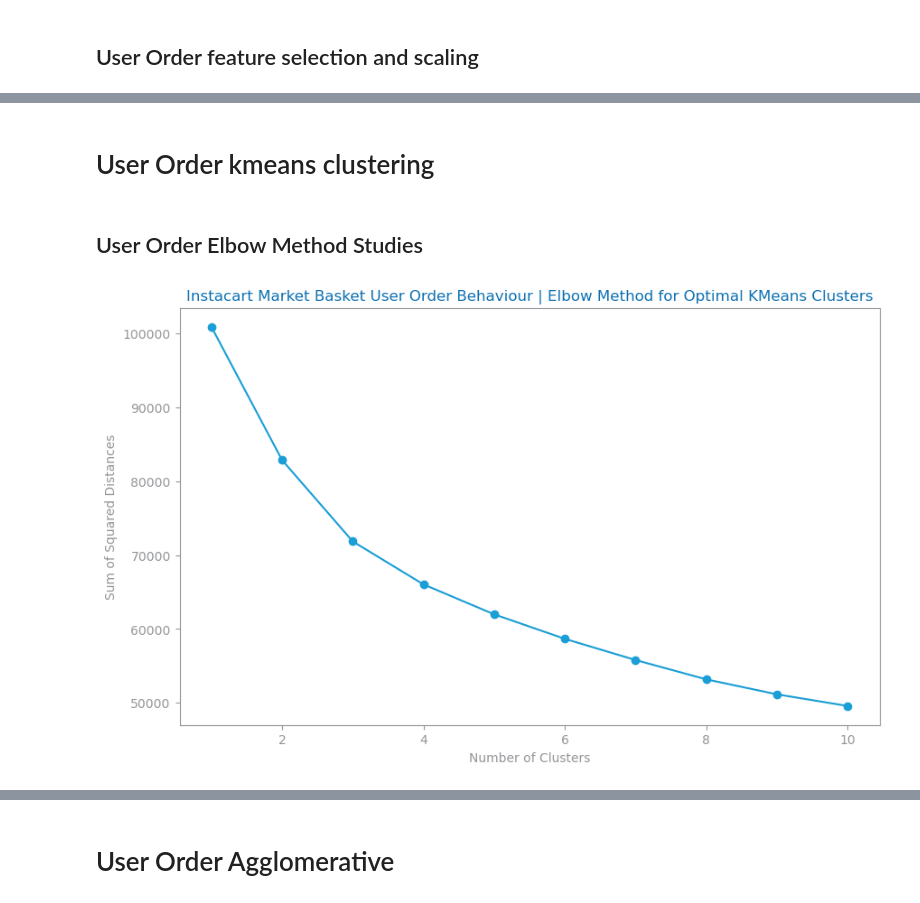
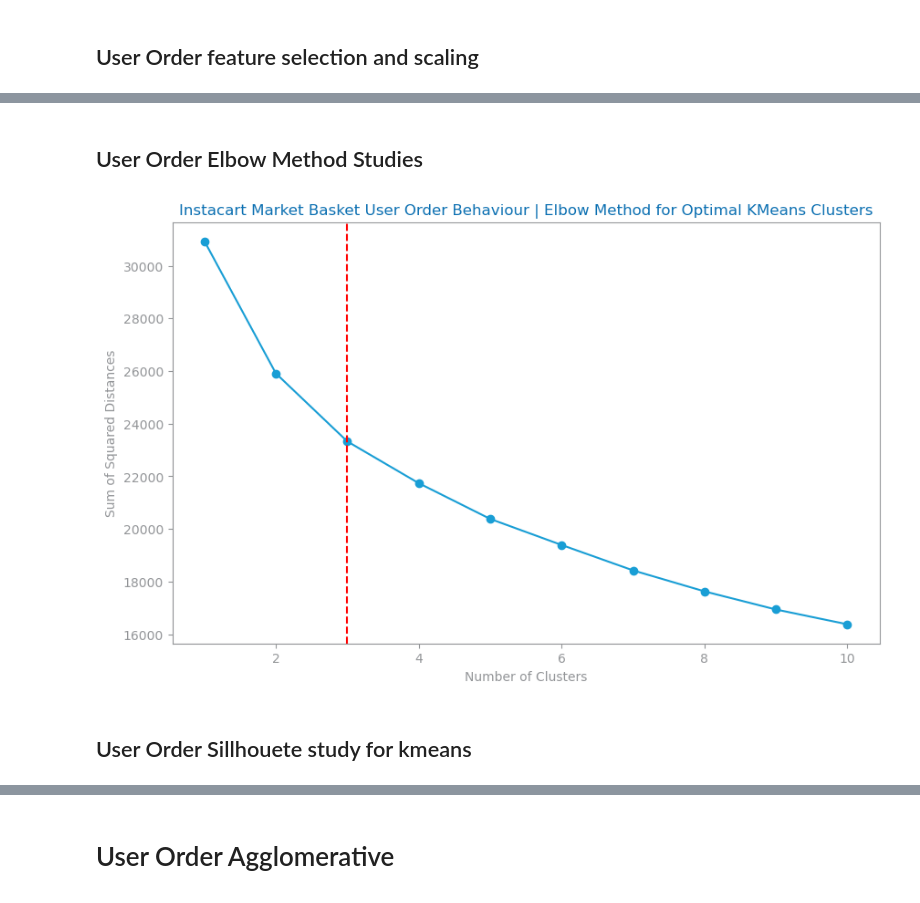
Before and after one commit to jvanalytics/ist_dash_2024_rec, a Jupyter notebook: non_supervised_analysis/notebooks/dataset_3/2_instacart_clustering.ipynb, the cells around one changed output, grey strips where cells are left out. Drawn from its saved outputs; the diff is of its cells as text; code cells hidden in the pictures.

```diff
--- a/non_supervised_analysis/notebooks/dataset_3/2_instacart_clustering.ipynb
+++ b/non_supervised_analysis/notebooks/dataset_3/2_instacart_clustering.ipynb
@@ -199,6 +197,7 @@ def drop_numeric_outliers(df, summary, numeric_vars, factor=1.5):
 numeric_vars = variable_types["numeric"]
 users_df=drop_numeric_outliers(users_df, summary5, numeric_vars)
 
+users_df=users_df[users_df['total_orders']<=25]
 
 users_df
 # %% [output]
@@ -286,30 +264,38 @@ plt.show()
-# %% [markdown]
-# User Order kmeans clustering
 # %% [markdown]
 ## User Order Elbow Method Studies
 # %%
 from sklearn.cluster import KMeans
-
 import matplotlib.pyplot as plt
+from kneed import KneeLocator
 
 # Define the range of clusters to evaluate
 range_n_clusters = list(range(1, 11))
 
 # Initialize an empty list to store the sum of squared distances
 ssd = []
 
 # Loop over the range of clusters
 for n_clusters in range_n_clusters:
     kmeans = KMeans(n_clusters=n_clusters, random_state=42)
     kmeans.fit(reorder_numeric_features_scaled)
     ssd.append(kmeans.inertia_)
 
+# Determine the elbow point using KneeLocator
+kneedle = KneeLocator(range_n_clusters, ssd, curve='convex', direction='decreasing')
+elbow_point = kneedle.elbow
+
 # Plot the elbow curve
 plt.figure(figsize=(10, 6))
 plt.plot(range_n_clusters, ssd, marker='o')
 plt.title(f'{file_tag} User Order Behaviour | Elbow Method for Optimal KMeans Clusters')
 plt.xlabel('Number of Clusters')
 plt.ylabel('Sum of Squared Distances')
+
+# Add a vertical line at the elbow point
+plt.axvline(x=elbow_point, color='r', linestyle='--')
+
 plt.show()
 # %% [output]
-[figure, old version]
+[figure, new version]
+# %% [markdown]
+## User Order Sillhouete study for kmeans
```
Also changed, not shown: parts of 32 cells of this notebook, 1 other file.
